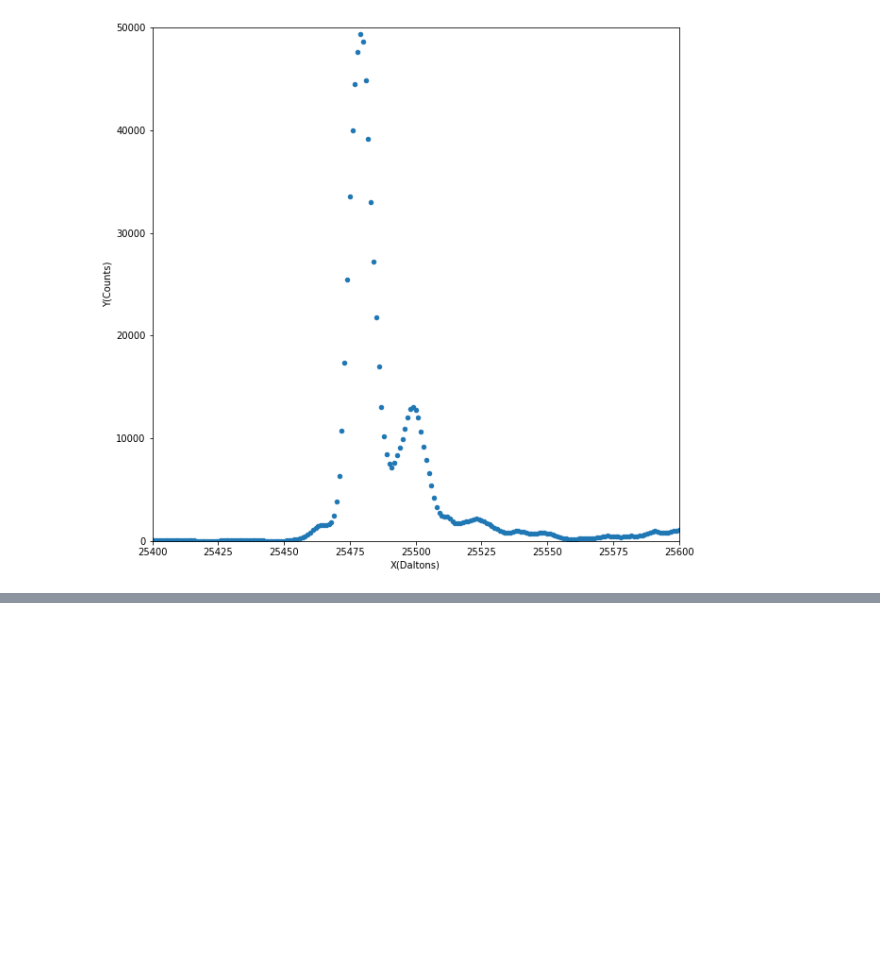
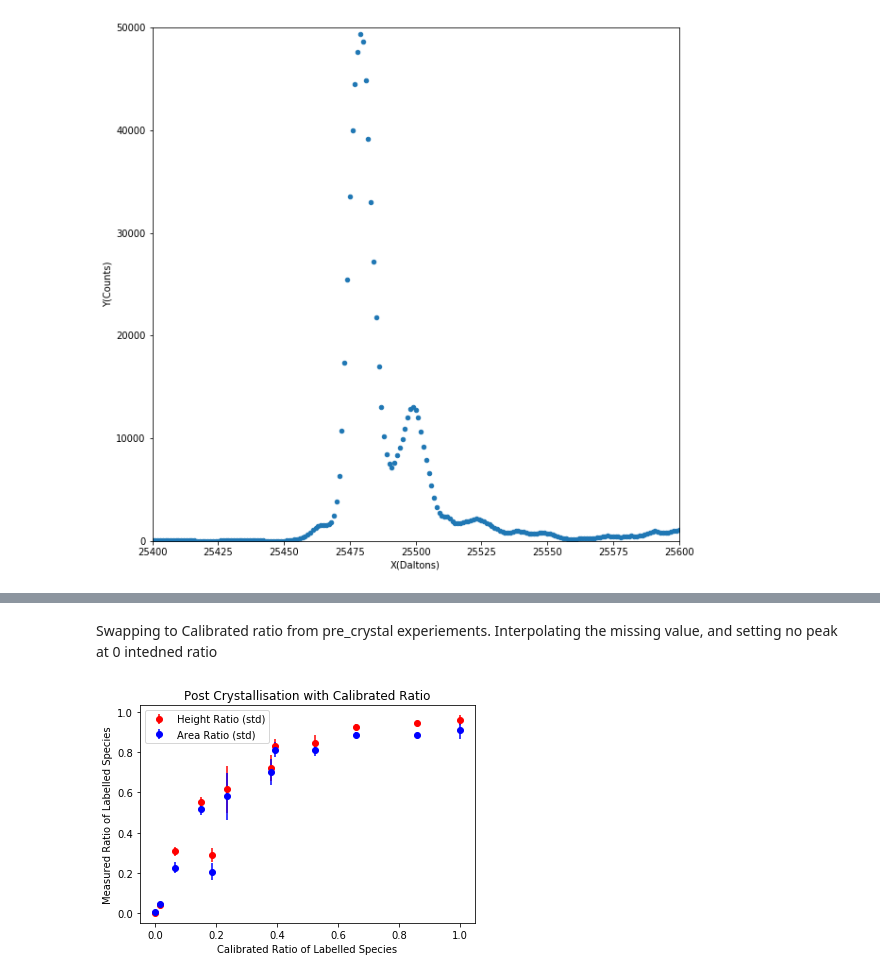
Before and after one commit to nelse003/mass_spec_ratio, a Jupyter notebook: NUDT7_ratios.ipynb, the cells around one changed output, grey strips where cells are left out. Saved outputs shown, nothing was run; the diff lists cells and outputs as text; code cells hidden in the pictures; blank space fills up the shorter version.

```diff
--- a/NUDT7_ratios.ipynb
+++ b/NUDT7_ratios.ipynb
@@ -483,0 +588,20 @@ sample_df.plot(x='X(Daltons)',y='Y(Counts)',kind='scatter',ylim=(0,50000),xlim=(
+# %% [markdown]
+Swapping to Calibrated ratio from pre_crystal experiements. Interpolating the missing value, and setting no peak at 0 intedned ratio
+# %%
+df = pre_crystal_df[['intended_ratio','weighted_height_ratio']]
+df = df.drop_duplicates()
+df = df.sort_values(by=['intended_ratio'])
+intended_ratio = df['intended_ratio']
+expected_ratio = df['weighted_height_ratio']
+interp_val = np.interp(0.75, intended_ratio, expected_ratio)
+
+df1 = pd.DataFrame({'intended_ratio': [0.75,0],
+           'weighted_height_ratio': [interp_val,0]})
+df = df.append(df1)
+df = df.sort_values(by=['intended_ratio'])
+df = df.rename(columns={'weighted_height_ratio': 'calibrated_ratio'})
+post_crystal_df = pd.merge(post_crystal_df, df, on='intended_ratio')
+# %%
+post_crystal_calibrated_plot(post_crystal_df)
+# %% [output]
+[figure, added]
```
Also changed, not shown: parts of 12 cells of this notebook, 2 other files.
